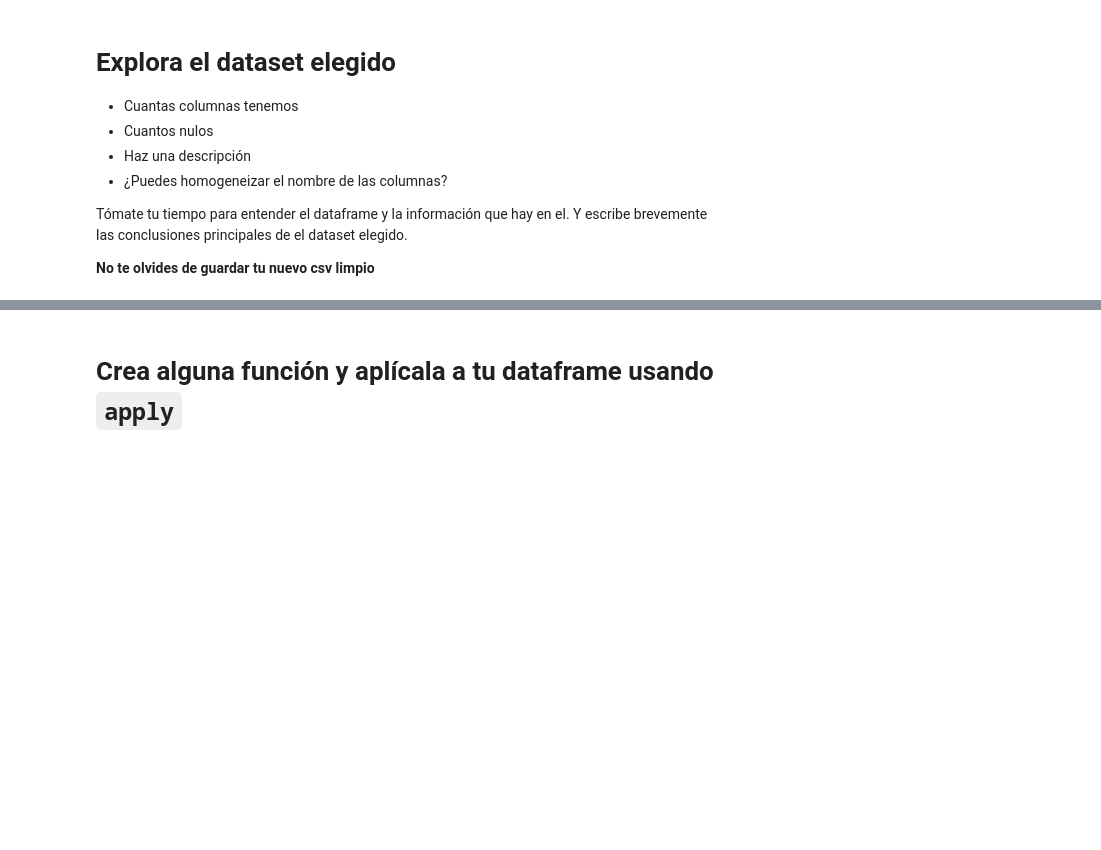
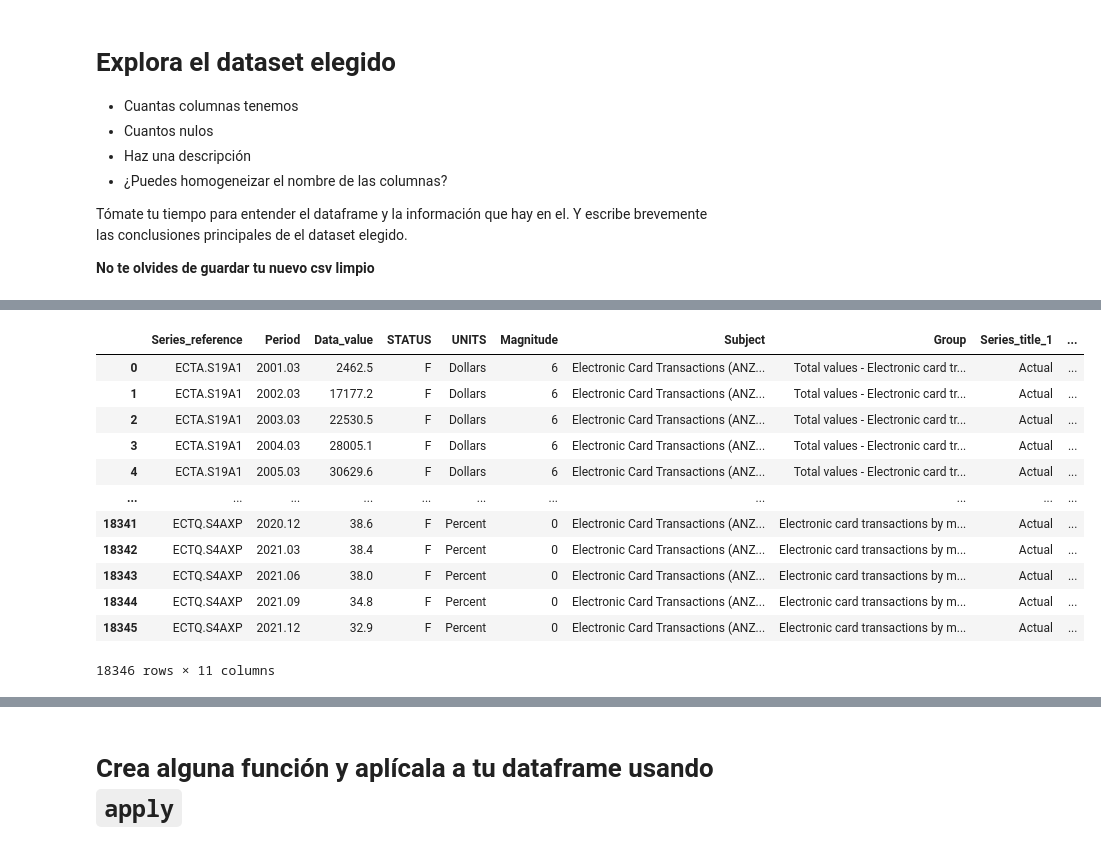
Before and after one commit to Ironhack-Part-Time-Enero2022/lab-pandas-II, a Jupyter notebook: Lab-Pandas-II.ipynb, the cells around one changed output, grey strips where cells are left out. Saved outputs shown, nothing was run; the diff lists cells and outputs as text; code cells hidden in the pictures; blank space fills up the shorter version.

```diff
--- a/Lab-Pandas-II.ipynb
+++ b/Lab-Pandas-II.ipynb
@@ -17,0 +96,4 @@ Tómate tu tiempo para entender el dataframe y la información que hay en el. Y
+# %%
+data = data.drop(["Series_title_5"], axis=1)
+# %%
+data = data.drop(["Series_title_4"], axis=1)
@@ -17,0 +133,7 @@ Tómate tu tiempo para entender el dataframe y la información que hay en el. Y
+# %%
+def extraer_año(x):
+    año = datetime.datetime.strptime(x.split(".")[0], "%Y")
+
+    return año
+# %%
+data = data.astype({"Period": 'str'})
@@ -17,0 +154,17 @@ Tómate tu tiempo para entender el dataframe y la información que hay en el. Y
+# %%
+data["year"] = data["Period"].apply(extraer_año)
+data
+# %% [output]
+|  | Series_reference | Period | Data_value | STATUS | UNITS | Magnitude | Subject | Group | Series_title_1 | ... |
+| 0 | ECTA.S19A1 | 2001.03 | 2462.5 | F | Dollars | 6 | Electronic Card Transactions (ANZ... | Total values - Electronic card tr... | Actual | ... |
+| 1 | ECTA.S19A1 | 2002.03 | 17177.2 | F | Dollars | 6 | Electronic Card Transactions (ANZ... | Total values - Electronic card tr... | Actual | ... |
+| 2 | ECTA.S19A1 | 2003.03 | 22530.5 | F | Dollars | 6 | Electronic Card Transactions (ANZ... | Total values - Electronic card tr... | Actual | ... |
+| 3 | ECTA.S19A1 | 2004.03 | 28005.1 | F | Dollars | 6 | Electronic Card Transactions (ANZ... | Total values - Electronic card tr... | Actual | ... |
+| 4 | ECTA.S19A1 | 2005.03 | 30629.6 | F | Dollars | 6 | Electronic Card Transactions (ANZ... | Total values - Electronic card tr... | Actual | ... |
+| ... | ... | ... | ... | ... | ... | ... | ... | ... | ... | ... |
+| 18341 | ECTQ.S4AXP | 2020.12 | 38.6 | F | Percent | 0 | Electronic Card Transactions (ANZ... | Electronic card transactions by m... | Actual | ... |
+| 18342 | ECTQ.S4AXP | 2021.03 | 38.4 | F | Percent | 0 | Electronic Card Transactions (ANZ... | Electronic card transactions by m... | Actual | ... |
+| 18343 | ECTQ.S4AXP | 2021.06 | 38.0 | F | Percent | 0 | Electronic Card Transactions (ANZ... | Electronic card transactions by m... | Actual | ... |
+| 18344 | ECTQ.S4AXP | 2021.09 | 34.8 | F | Percent | 0 | Electronic Card Transactions (ANZ... | Electronic card transactions by m... | Actual | ... |
+| 18345 | ECTQ.S4AXP | 2021.12 | 32.9 | F | Percent | 0 | Electronic Card Transactions (ANZ... | Electronic card transactions by m... | Actual | ... |
+18346 rows × 11 columns
```
Also changed, not shown: parts of 28 cells of this notebook.
